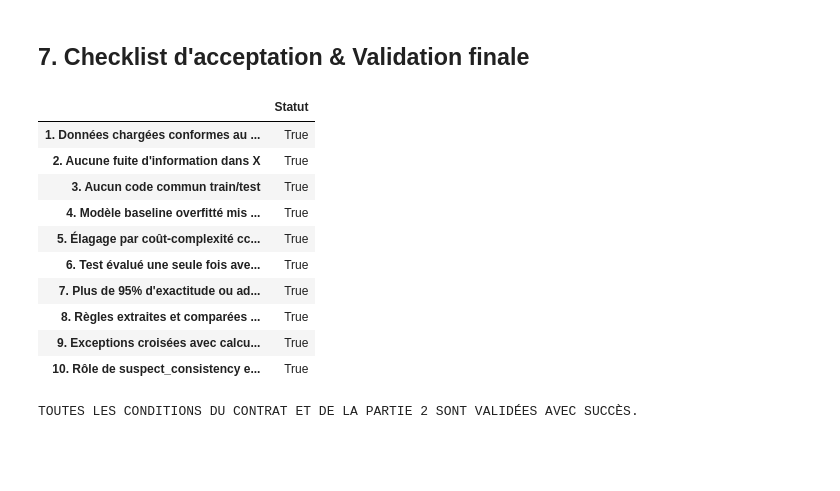
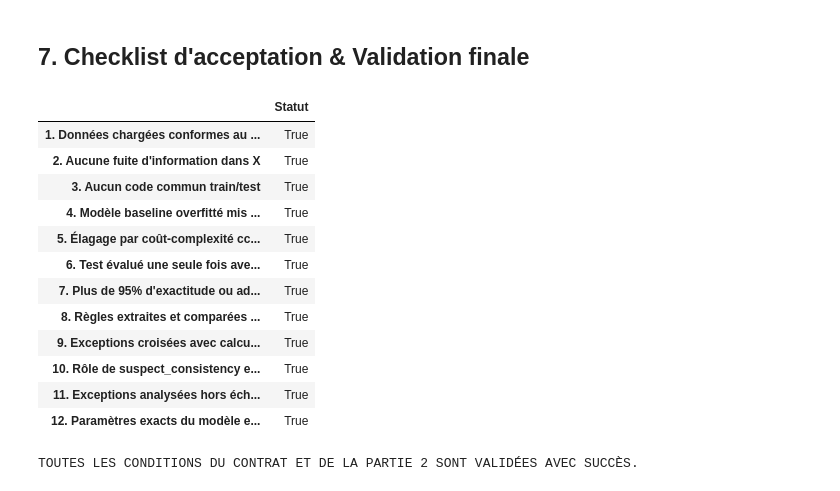
Before and after one commit to tahaaitbaissi/NutriScore, a Jupyter notebook: notebooks/02_arbre_decision_evaluation.ipynb, the cells around one changed output. Drawn from its saved outputs; the diff is of its cells as text; code cells hidden in the pictures; blank space fills up the shorter version.

```diff
--- a/notebooks/02_arbre_decision_evaluation.ipynb
+++ b/notebooks/02_arbre_decision_evaluation.ipynb
@@ -138,18 +136,15 @@ for d in depths:
         clf.fit(X_train, y_train)
         f1_tr = f1_score(y_train, clf.predict(X_train), average="macro")
         f1_va = f1_score(y_val, clf.predict(X_val), average="macro")
-        records.append({
-            "max_depth": d,
-            "criterion": crit,
-            "train_f1": f1_tr,
-            "val_f1": f1_va
-        })
+        records.append({"max_depth": d, "criterion": crit, "train_f1": f1_tr, "val_f1": f1_va})
 
 depth_df = pd.DataFrame(records)
+best_depth = int(depth_df.loc[depth_df["val_f1"].idxmax(), "max_depth"])
+print(f"Meilleure profondeur sur validation : {best_depth} (F1 macro = {depth_df['val_f1'].max():.4f})")
 
 plt.figure(figsize=(10, 5))
 sns.lineplot(data=depth_df, x="max_depth", y="val_f1", hue="criterion", marker="o")
-plt.axvline(12, color="gray", linestyle="--", label="Profondeur optimale ~12")
+plt.axvline(best_depth, color="gray", linestyle="--", label=f"Meilleur depth (val) = {best_depth}")
 plt.title("F1 Macro sur l'ensemble de validation selon la profondeur (Pre-pruning)")
 plt.xlabel("Profondeur maximale (max_depth)")
 plt.ylabel("F1 Macro (val)")
@@ -528,18 +573,18 @@ Croisons les erreurs de l'arbre avec cette liste.
 # %%
 disagreements = pd.read_parquet(DATA_DIR / "calculator_disagreements.parquet")
 dis_codes = set(disagreements["code"])
-clean_full["is_calc_disagreement"] = clean_full["code"].isin(dis_codes)
+oos["is_calc_disagreement"] = oos["code"].isin(dis_codes)
 
 ct = pd.crosstab(
-    clean_full["tree_error"],
-    clean_full["is_calc_disagreement"],
+    oos["tree_error"],
+    oos["is_calc_disagreement"],
     rownames=["Erreur de l'arbre"],
     colnames=["Désaccord Calculateur/OFF"]
 )
 display(ct)
 
-pct_in_calc = (clean_full.loc[clean_full["tree_error"], "is_calc_disagreement"].mean()) * 100
-print(f"Parmi les erreurs de l'arbre, {pct_in_calc:.1f} % sont également des désaccords du calculateur officiel !")
+pct_in_calc = oos.loc[oos["tree_error"], "is_calc_disagreement"].mean() * 100
+print(f"Parmi les erreurs hors échantillon, {pct_in_calc:.1f} % sont également des désaccords du calculateur officiel.")
 # %% [output]
 | Désaccord Calculateur/OFF | False | True |
 | Erreur de l'arbre |  |  |
@@ -590,13 +632,0 @@ Les produits sous l'ancienne formule 2021 ou de version indéterminée (`unknown
-# %%
-# Error rate by country for top countries
-top_countries = clean_full["countries"].value_counts().head(8).index
-country_rows = []
-for c in top_countries:
-    sub = clean_full[clean_full["countries"] == c]
-    country_rows.append({
-        "Pays": c,
-        "Produits": len(sub),
-        "Erreurs arbre": sub["tree_error"].sum(),
-        "Taux d'erreur (%)": round(sub["tree_error"].mean() * 100, 2)
-    })
-display(pd.DataFrame(country_rows))
@@ -657,32 +727,36 @@ display(extreme_cases)
 # %%
 # Programmatic acceptance checklist
 checks = {
     "1. Données chargées conformes au contrat": X_train.shape[1] == 7 and X_test.shape[1] == 7,
     "2. Aucune fuite d'information dans X": all(c not in X_train.columns for c in ["off_score", "score_v2021", "score_v2023", "grade_v2021", "grade_v2023", "code"]),
     "3. Aucun code commun train/test": set(train_df["code"]).isdisjoint(set(test_df["code"])),
     "4. Modèle baseline overfitté mis en évidence": f1_train_base > 0.99 and (f1_train_base - f1_val_base) > 0.10,
     "5. Élagage par coût-complexité ccp_alpha réalisé": best_alpha > 0 and best_val_f1 >= f1_val_base,
     "6. Test évalué une seule fois avec F1-macro et matrice": test_f1_macro > 0.80 and cm_raw.shape == (5, 5),
     "7. Plus de 95% d'exactitude ou adjacent sur le test": exact_or_adjacent > 95.0,
     "8. Règles extraites et comparées à thresholds.yaml": len(comp_df) > 10,
-    "9. Exceptions croisées avec calculator_disagreements": "is_calc_disagreement" in clean_full.columns,
-    "10. Rôle de suspect_consistency et versions analysé": "suspect_consistency" in clean_full.columns
+    "9. Exceptions croisées avec calculator_disagreements": "is_calc_disagreement" in oos.columns,
+    "10. Rôle de suspect_consistency et versions analysé": "suspect_consistency" in oos.columns,
+    "11. Exceptions analysées hors échantillon (val+test)": set(oos["split"]) == {"val", "test"},
+    "12. Paramètres exacts du modèle exportés": (CONFIG_DIR / "model_params.yaml").exists()
 }
 
 check_summary = pd.Series(checks, name="Statut")
 display(check_summary.to_frame())
 assert all(checks.values()), "Checklist validation failed!"
 print("\nTOUTES LES CONDITIONS DU CONTRAT ET DE LA PARTIE 2 SONT VALIDÉES AVEC SUCCÈS.")
 # %% [output]
 |  | Statut |
 | 1. Données chargées conformes au ... | True |
 | 2. Aucune fuite d'information dans X | True |
 | 3. Aucun code commun train/test | True |
 | 4. Modèle baseline overfitté mis ... | True |
 | 5. Élagage par coût-complexité cc... | True |
 | 6. Test évalué une seule fois ave... | True |
 | 7. Plus de 95% d'exactitude ou ad... | True |
 | 8. Règles extraites et comparées ... | True |
 | 9. Exceptions croisées avec calcu... | True |
 | 10. Rôle de suspect_consistency e... | True |
+| 11. Exceptions analysées hors éch... | True |
+| 12. Paramètres exacts du modèle e... | True |
 TOUTES LES CONDITIONS DU CONTRAT ET DE LA PARTIE 2 SONT VALIDÉES AVEC SUCCÈS.
```
Also changed, not shown: parts of 26 cells of this notebook, 1 other file.
